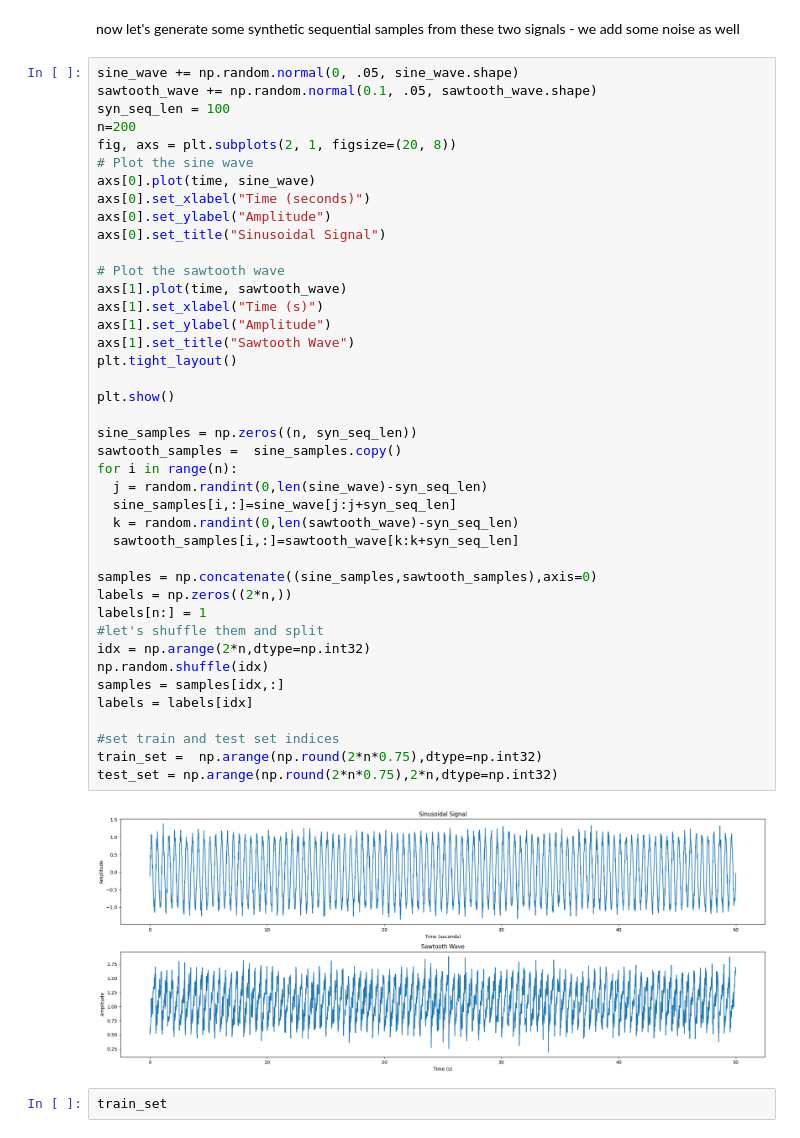
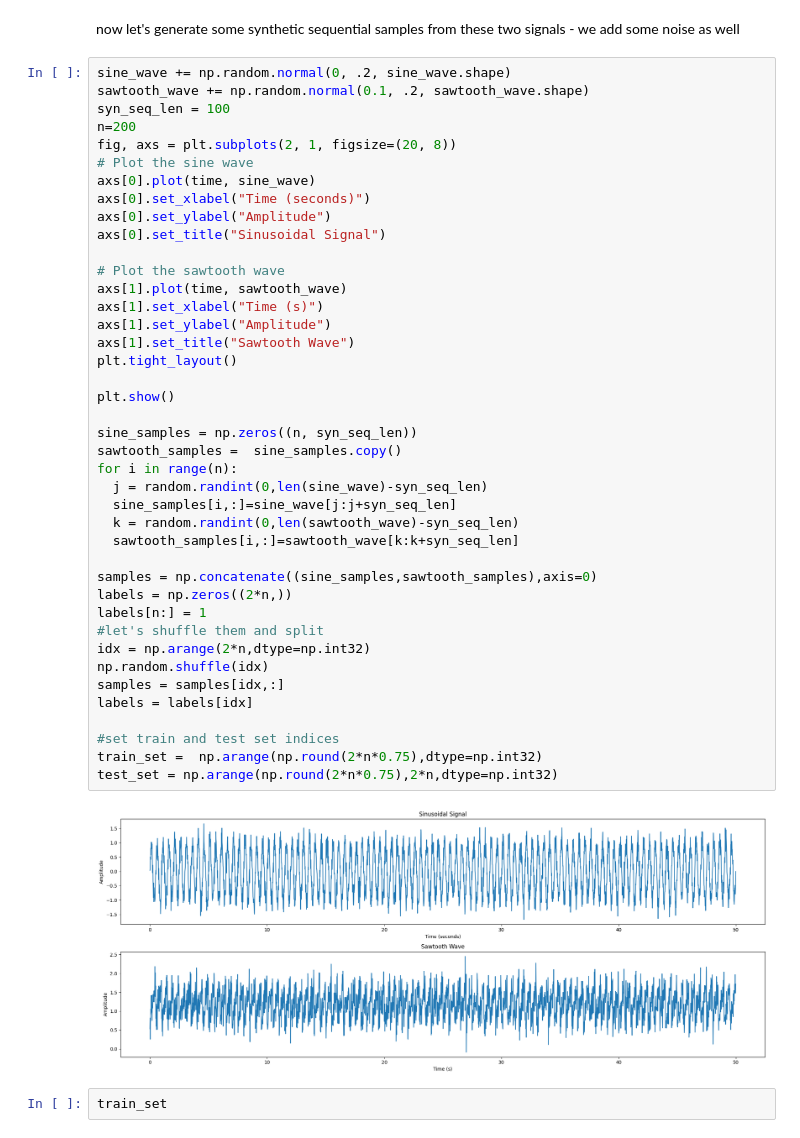
Before and after one commit to msoley/CSCI-535, a Jupyter notebook: ML_basics.ipynb, the cells around one changed output. Cells and saved outputs as stored; diff of their text form.

```diff
--- a/ML_basics.ipynb
+++ b/ML_basics.ipynb
@@ -224,8 +224,8 @@ plt.show()
 # %% [markdown]
 now let's generate some synthetic sequential samples from these two signals - we add some noise as well
 # %%
-sine_wave += np.random.normal(0, .05, sine_wave.shape)
-sawtooth_wave += np.random.normal(0.1, .05, sawtooth_wave.shape)
+sine_wave += np.random.normal(0, .2, sine_wave.shape)
+sawtooth_wave += np.random.normal(0.1, .2, sawtooth_wave.shape)
 syn_seq_len = 100
 n=200
 fig, axs = plt.subplots(2, 1, figsize=(20, 8))
@@ -238,34 +238,34 @@ axs[0].set_title("Sinusoidal Signal")
 # Plot the sawtooth wave
 axs[1].plot(time, sawtooth_wave)
 axs[1].set_xlabel("Time (s)")
 axs[1].set_ylabel("Amplitude")
 axs[1].set_title("Sawtooth Wave")
 plt.tight_layout()
 
 plt.show()
 
 sine_samples = np.zeros((n, syn_seq_len))
 sawtooth_samples =  sine_samples.copy()
 for i in range(n):
   j = random.randint(0,len(sine_wave)-syn_seq_len)
   sine_samples[i,:]=sine_wave[j:j+syn_seq_len]
   k = random.randint(0,len(sawtooth_wave)-syn_seq_len)
   sawtooth_samples[i,:]=sawtooth_wave[k:k+syn_seq_len]
 
 samples = np.concatenate((sine_samples,sawtooth_samples),axis=0)
 labels = np.zeros((2*n,))
 labels[n:] = 1
 #let's shuffle them and split
 idx = np.arange(2*n,dtype=np.int32)
 np.random.shuffle(idx)
 samples = samples[idx,:]
 labels = labels[idx]
 
 #set train and test set indices
 train_set =  np.arange(np.round(2*n*0.75),dtype=np.int32)
 test_set = np.arange(np.round(2*n*0.75),2*n,dtype=np.int32)
 # %% [output]
-[figure, old version]
+[figure, new version]
 # %%
 train_set
 # %% [output]
```
Also changed, not shown: parts of 1 cell of this notebook.
